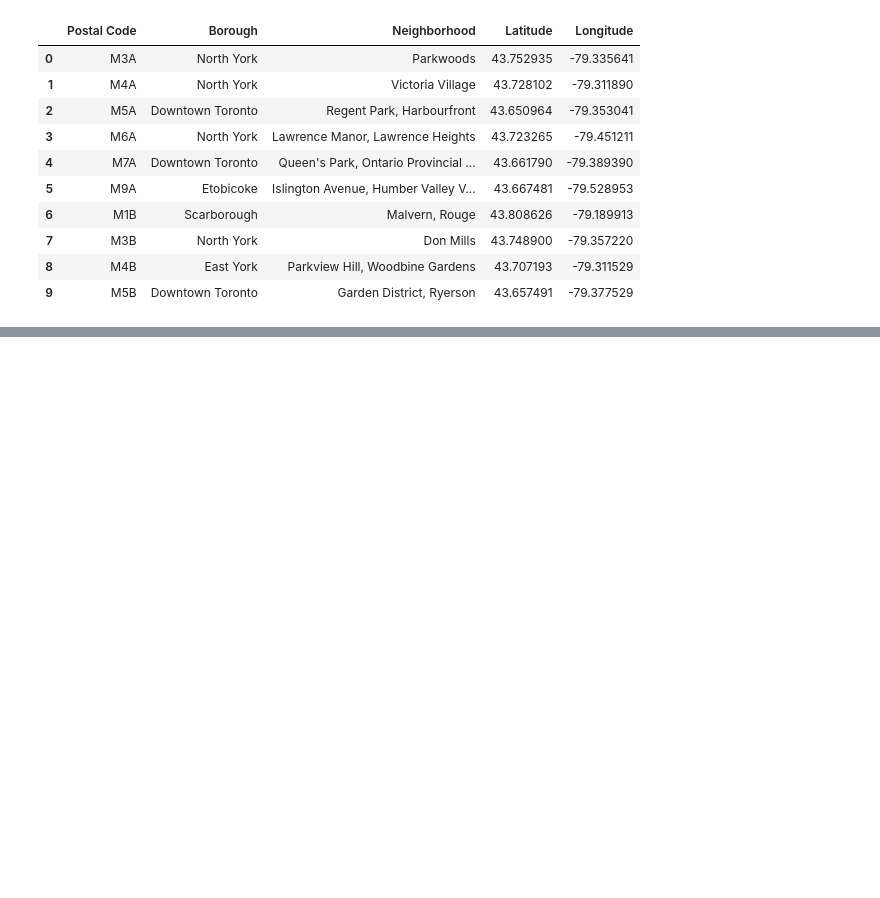
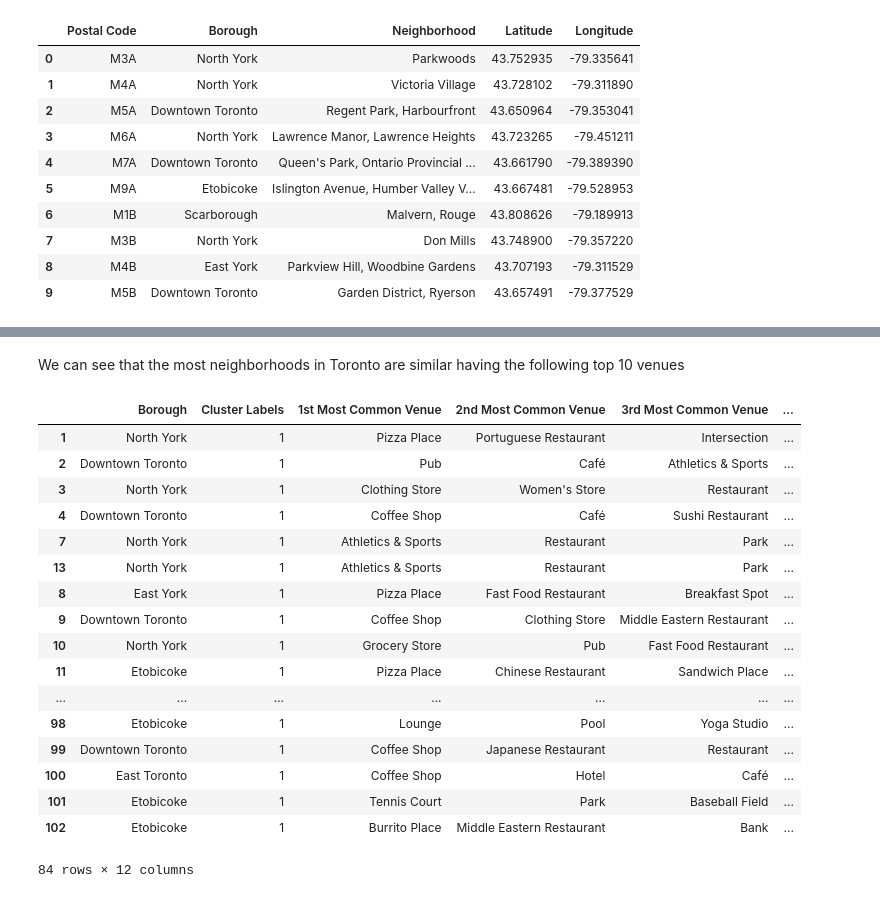
Before and after one commit to flyfun268/Coursera_Capstone, a Jupyter notebook: Segmenting and Clustering Neighborhoods TOR.ipynb, the cells around one changed output, grey strips where cells are left out. Drawn from its saved outputs; the diff is of its cells as text; code cells hidden in the pictures; blank space fills up the shorter version.

Commit message:
Published from Watson Studio.

```diff
--- a/Segmenting and Clustering Neighborhoods TOR.ipynb
+++ b/Segmenting and Clustering Neighborhoods TOR.ipynb
@@ -210,0 +432,21 @@ df_tor.head(10)
+# %%
+num_top_venues = 10
+
+indicators = ['st', 'nd', 'rd']
+
+# create columns according to number of top venues
+columns = ['Neighborhood']
+for ind in np.arange(num_top_venues):
+    try:
+        columns.append('{}{} Most Common Venue'.format(ind+1, indicators[ind]))
+    except:
+        columns.append('{}th Most Common Venue'.format(ind+1))
+
+# create a new dataframe
+neighborhoods_venues_sorted = pd.DataFrame(columns=columns)
+neighborhoods_venues_sorted['Neighborhood'] = toronto_grouped['Neighborhood']
+
+for ind in np.arange(toronto_grouped.shape[0]):
+    neighborhoods_venues_sorted.iloc[ind, 1:] = return_most_common_venues(toronto_grouped.iloc[ind, :], num_top_venues)
+
+neighborhoods_venues_sorted.head()
@@ -210,0 +462,11 @@ df_tor.head(10)
+# %%
+# set number of clusters
+kclusters = 5
+
+toronto_grouped_clustering = toronto_grouped.drop('Neighborhood', 1)
+
+# run k-means clustering
+kmeans = KMeans(n_clusters=kclusters, random_state=0).fit(toronto_grouped_clustering)
+
+# check cluster labels generated for each row in the dataframe
+kmeans.labels_[0:10]
@@ -210,0 +477,11 @@ df_tor.head(10)
+# %%
+# add clustering labels
+neighborhoods_venues_sorted.insert(0, 'Cluster Labels', kmeans.labels_)
+
+toronto_merged = df_tor
+
+# merge toronto_grouped with toronto_data to add latitude/longitude for each neighborhood
+toronto_merged = toronto_merged.join(neighborhoods_venues_sorted.set_index('Neighborhood'), on='Neighborhood', how='right')
+toronto_merged['Cluster Labels'].astype('int32')
+
+toronto_merged.head() # check the last columns!
@@ -210,0 +536,23 @@ df_tor.head(10)
+# %% [markdown]
+We can see that the most neighborhoods in Toronto are similar having the following top 10 venues
+# %%
+toronto_merged.loc[toronto_merged['Cluster Labels'] == 1, toronto_merged.columns[[1] + list(range(5, toronto_merged.shape[1]))]]
+# %% [output]
+|  | Borough | Cluster Labels | 1st Most Common Venue | 2nd Most Common Venue | 3rd Most Common Venue | ... |
+| 1 | North York | 1 | Pizza Place | Portuguese Restaurant | Intersection | ... |
+| 2 | Downtown Toronto | 1 | Pub | Café | Athletics & Sports | ... |
+| 3 | North York | 1 | Clothing Store | Women's Store | Restaurant | ... |
+| 4 | Downtown Toronto | 1 | Coffee Shop | Café | Sushi Restaurant | ... |
+| 7 | North York | 1 | Athletics & Sports | Restaurant | Park | ... |
+| 13 | North York | 1 | Athletics & Sports | Restaurant | Park | ... |
+| 8 | East York | 1 | Pizza Place | Fast Food Restaurant | Breakfast Spot | ... |
+| 9 | Downtown Toronto | 1 | Coffee Shop | Clothing Store | Middle Eastern Restaurant | ... |
+| 10 | North York | 1 | Grocery Store | Pub | Fast Food Restaurant | ... |
+| 11 | Etobicoke | 1 | Pizza Place | Chinese Restaurant | Sandwich Place | ... |
+| ... | ... | ... | ... | ... | ... | ... |
+| 98 | Etobicoke | 1 | Lounge | Pool | Yoga Studio | ... |
+| 99 | Downtown Toronto | 1 | Coffee Shop | Japanese Restaurant | Restaurant | ... |
+| 100 | East Toronto | 1 | Coffee Shop | Hotel | Café | ... |
+| 101 | Etobicoke | 1 | Tennis Court | Park | Baseball Field | ... |
+| 102 | Etobicoke | 1 | Burrito Place | Middle Eastern Restaurant | Bank | ... |
+84 rows × 12 columns
```
Also changed, not shown: parts of 29 cells of this notebook.
